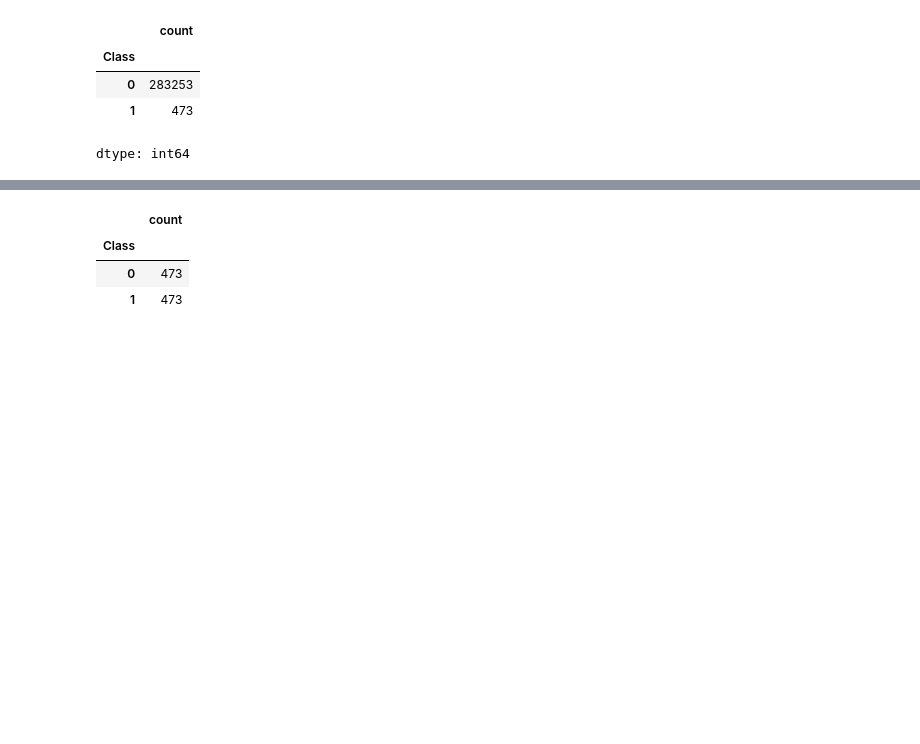
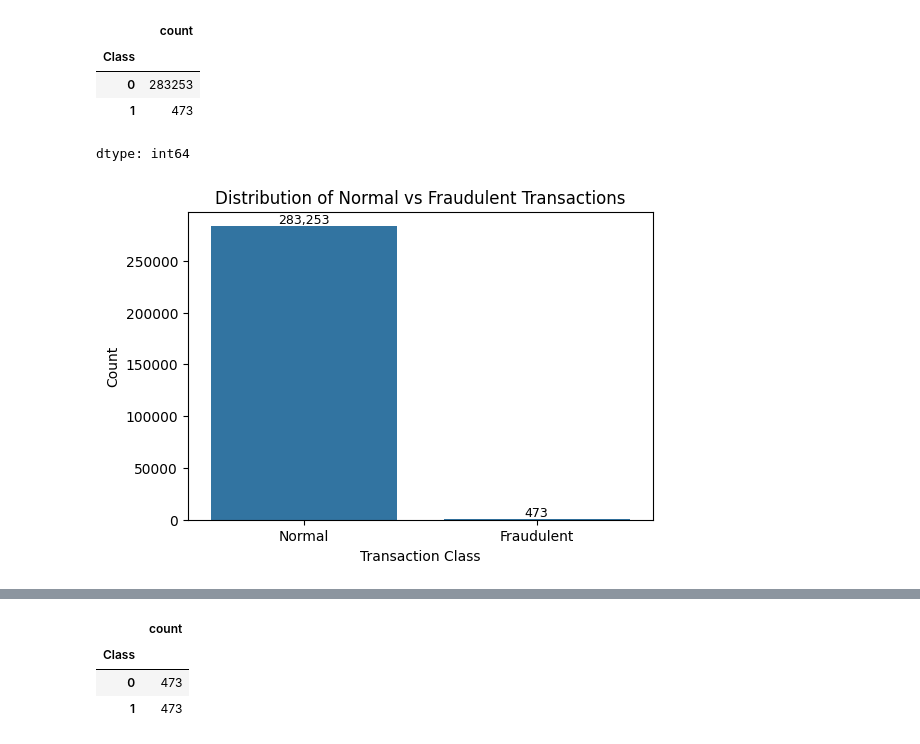
Before and after one commit to Ridah99/Credit-Card-Fraud-Detection, a Jupyter notebook: Credit_Card_Fraud_Detection_.ipynb, the cells around one changed output, grey strips where cells are left out. Saved outputs shown, nothing was run; the diff lists cells and outputs as text; code cells hidden in the pictures; blank space fills up the shorter version.

```diff
--- a/Credit_Card_Fraud_Detection_.ipynb
+++ b/Credit_Card_Fraud_Detection_.ipynb
@@ -218,0 +184,20 @@ dtype: int64
+# %%
+# Plot the distribution of normal vs fraudulent transactions
+# Add value labels to show the exact count per class
+
+plt.figure(figsize = (6, 4))
+normal_vs_fraud_plot = sns.countplot(x = 'Class', data = df)
+
+# Add the count labels aboves bar
+for patch in normal_vs_fraud_plot.patches:
+    height = patch.get_height()
+    if height > 0:
+        plt.text(patch.get_x() + patch.get_width() / 2, height + 0.01, f'{int(height):,}', ha = 'center', va = 'bottom', fontsize = 9)
+
+plt.title('Distribution of Normal vs Fraudulent Transactions')
+plt.xticks([0, 1], ['Normal', 'Fraudulent'])
+plt.xlabel('Transaction Class')
+plt.ylabel('Count')
+plt.show()
+# %% [output]
+[figure, added]
```
Also changed, not shown: parts of 67 cells of this notebook.
